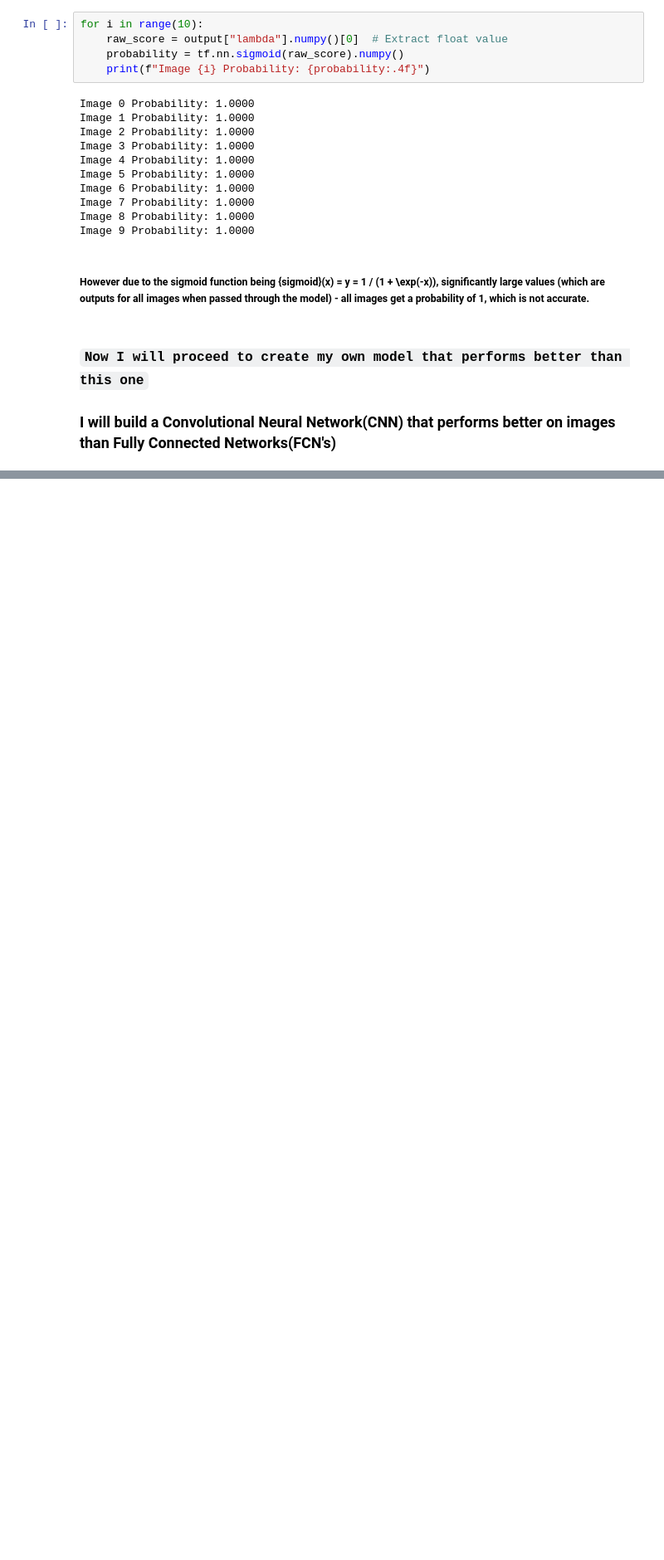
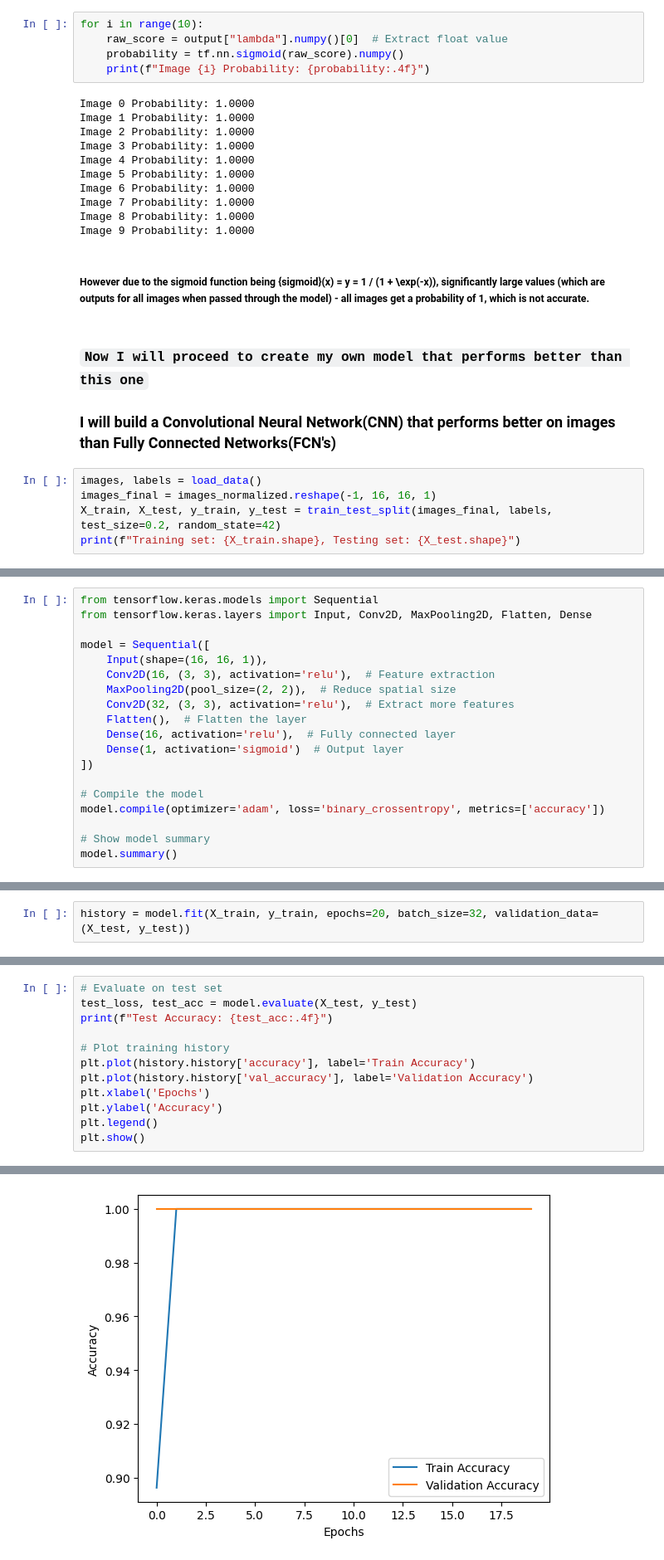
Before and after one commit to Pratz2005/Pratz-gsoc-evaluation-task, a Jupyter notebook: solution.ipynb, the cells around one changed output, grey strips where cells are left out. Shown: that part at 83% size. Cells and saved outputs as stored; diff of their text form; blank space fills up the shorter version.

Commit message:
trained a new model and analyzed performance

```diff
--- a/solution.ipynb
+++ b/solution.ipynb
@@ -328,3 +329,8 @@ Image 9 Probability: 1.0000
 ### `Now I will proceed to create my own model that performs better than this one`
 
 ### I will build a Convolutional Neural Network(CNN) that performs better on images than Fully Connected Networks(FCN's)
+# %%
+images, labels = load_data()
+images_final = images_normalized.reshape(-1, 16, 16, 1)
+X_train, X_test, y_train, y_test = train_test_split(images_final, labels, test_size=0.2, random_state=42)
+print(f"Training set: {X_train.shape}, Testing set: {X_test.shape}")
@@ -330,0 +339,19 @@ Image 9 Probability: 1.0000
+# %%
+from tensorflow.keras.models import Sequential
+from tensorflow.keras.layers import Input, Conv2D, MaxPooling2D, Flatten, Dense
+
+model = Sequential([
+    Input(shape=(16, 16, 1)),
+    Conv2D(16, (3, 3), activation='relu'),  # Feature extraction
+    MaxPooling2D(pool_size=(2, 2)),  # Reduce spatial size
+    Conv2D(32, (3, 3), activation='relu'),  # Extract more features
+    Flatten(),  # Flatten the layer
+    Dense(16, activation='relu'),  # Fully connected layer
+    Dense(1, activation='sigmoid')  # Output layer
+])
+
+# Compile the model
+model.compile(optimizer='adam', loss='binary_crossentropy', metrics=['accuracy'])
+
+# Show model summary
+model.summary()
@@ -330,0 +388,2 @@ Image 9 Probability: 1.0000
+# %%
+history = model.fit(X_train, y_train, epochs=20, batch_size=32, validation_data=(X_test, y_test))
@@ -330,0 +410,13 @@ Image 9 Probability: 1.0000
+# %%
+# Evaluate on test set
+test_loss, test_acc = model.evaluate(X_test, y_test)
+print(f"Test Accuracy: {test_acc:.4f}")
+
+# Plot training history
+plt.plot(history.history['accuracy'], label='Train Accuracy')
+plt.plot(history.history['val_accuracy'], label='Validation Accuracy')
+plt.xlabel('Epochs')
+plt.ylabel('Accuracy')
+plt.legend()
+plt.show()
+# %% [output]
@@ -330,0 +425 @@ Image 9 Probability: 1.0000
+[figure, added]
```
Also changed, not shown: parts of 14 cells of this notebook.
